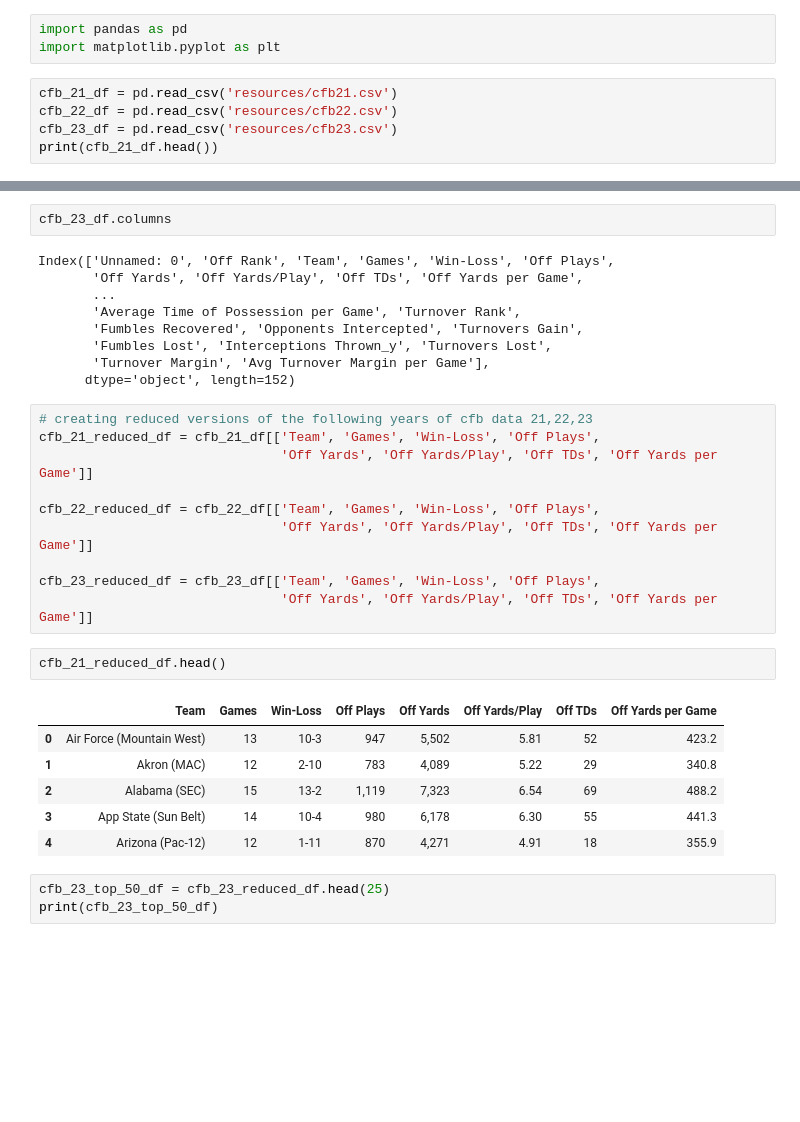
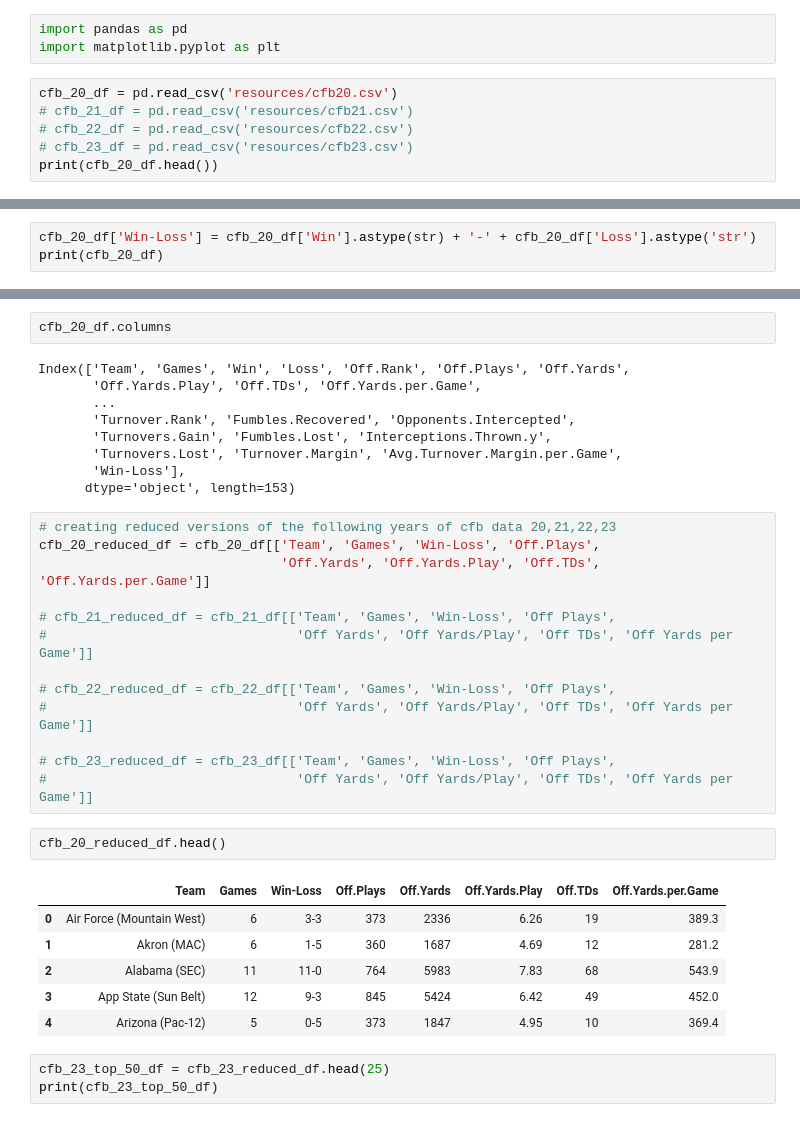
Before and after one commit to JetJagar/cfb_data, a Jupyter notebook: Data_Practice/football_1.ipynb, the cells around one changed output, grey strips where cells are left out. Saved outputs shown, nothing was run; the diff lists cells and outputs as text; blank space fills up the shorter version.

```diff
--- a/Data_Practice/football_1.ipynb
+++ b/Data_Practice/football_1.ipynb
@@ -11,8 +11,9 @@ Path to dataset files: C:\Users\Carl\.cache\kagglehub\datasets\jeffgallini\colle
 import pandas as pd
 import matplotlib.pyplot as plt
 # %%
-cfb_21_df = pd.read_csv('resources/cfb21.csv')
-cfb_22_df = pd.read_csv('resources/cfb22.csv')
-cfb_23_df = pd.read_csv('resources/cfb23.csv')
-print(cfb_21_df.head())
+cfb_20_df = pd.read_csv('resources/cfb20.csv')
+# cfb_21_df = pd.read_csv('resources/cfb21.csv')
+# cfb_22_df = pd.read_csv('resources/cfb22.csv')
+# cfb_23_df = pd.read_csv('resources/cfb23.csv')
+print(cfb_20_df.head())
 # %% [output]
@@ -34,2 +35,5 @@ print(cfb_21_df.head())
 
 [5 rows x 152 columns]
+# %%
+cfb_20_df['Win-Loss'] = cfb_20_df['Win'].astype(str) + '-' + cfb_20_df['Loss'].astype('str')
+print(cfb_20_df)
@@ -36,33 +58,36 @@ print(cfb_21_df.head())
 # %%
-cfb_23_df.columns
+cfb_20_df.columns
 # %% [output]
-Index(['Unnamed: 0', 'Off Rank', 'Team', 'Games', 'Win-Loss', 'Off Plays',
-       'Off Yards', 'Off Yards/Play', 'Off TDs', 'Off Yards per Game',
+Index(['Team', 'Games', 'Win', 'Loss', 'Off.Rank', 'Off.Plays', 'Off.Yards',
+       'Off.Yards.Play', 'Off.TDs', 'Off.Yards.per.Game',
        ...
-       'Average Time of Possession per Game', 'Turnover Rank',
-       'Fumbles Recovered', 'Opponents Intercepted', 'Turnovers Gain',
-       'Fumbles Lost', 'Interceptions Thrown_y', 'Turnovers Lost',
-       'Turnover Margin', 'Avg Turnover Margin per Game'],
-      dtype='object', length=152)
+       'Turnover.Rank', 'Fumbles.Recovered', 'Opponents.Intercepted',
+       'Turnovers.Gain', 'Fumbles.Lost', 'Interceptions.Thrown.y',
+       'Turnovers.Lost', 'Turnover.Margin', 'Avg.Turnover.Margin.per.Game',
+       'Win-Loss'],
+      dtype='object', length=153)
 # %%
-# creating reduced versions of the following years of cfb data 21,22,23
-cfb_21_reduced_df = cfb_21_df[['Team', 'Games', 'Win-Loss', 'Off Plays',
-                               'Off Yards', 'Off Yards/Play', 'Off TDs', 'Off Yards per Game']]
+# creating reduced versions of the following years of cfb data 20,21,22,23
+cfb_20_reduced_df = cfb_20_df[['Team', 'Games', 'Win-Loss', 'Off.Plays',
+                               'Off.Yards', 'Off.Yards.Play', 'Off.TDs', 'Off.Yards.per.Game']]
 
-cfb_22_reduced_df = cfb_22_df[['Team', 'Games', 'Win-Loss', 'Off Plays',
-                               'Off Yards', 'Off Yards/Play', 'Off TDs', 'Off Yards per Game']]
+# cfb_21_reduced_df = cfb_21_df[['Team', 'Games', 'Win-Loss', 'Off Plays',
+#                                'Off Yards', 'Off Yards/Play', 'Off TDs', 'Off Yards per Game']]
 
-cfb_23_reduced_df = cfb_23_df[['Team', 'Games', 'Win-Loss', 'Off Plays',
-                               'Off Yards', 'Off Yards/Play', 'Off TDs', 'Off Yards per Game']]
+# cfb_22_reduced_df = cfb_22_df[['Team', 'Games', 'Win-Loss', 'Off Plays',
+#                                'Off Yards', 'Off Yards/Play', 'Off TDs', 'Off Yards per Game']]
+
+# cfb_23_reduced_df = cfb_23_df[['Team', 'Games', 'Win-Loss', 'Off Plays',
+#                                'Off Yards', 'Off Yards/Play', 'Off TDs', 'Off Yards per Game']]
 # %%
-cfb_21_reduced_df.head()
+cfb_20_reduced_df.head()
 # %% [output]
-|  | Team | Games | Win-Loss | Off Plays | Off Yards | Off Yards/Play | Off TDs | Off Yards per Game |
-| 0 | Air Force (Mountain West) | 13 | 10-3 | 947 | 5,502 | 5.81 | 52 | 423.2 |
-| 1 | Akron (MAC) | 12 | 2-10 | 783 | 4,089 | 5.22 | 29 | 340.8 |
-| 2 | Alabama (SEC) | 15 | 13-2 | 1,119 | 7,323 | 6.54 | 69 | 488.2 |
-| 3 | App State (Sun Belt) | 14 | 10-4 | 980 | 6,178 | 6.30 | 55 | 441.3 |
-| 4 | Arizona (Pac-12) | 12 | 1-11 | 870 | 4,271 | 4.91 | 18 | 355.9 |
+|  | Team | Games | Win-Loss | Off.Plays | Off.Yards | Off.Yards.Play | Off.TDs | Off.Yards.per.Game |
+| 0 | Air Force (Mountain West) | 6 | 3-3 | 373 | 2336 | 6.26 | 19 | 389.3 |
+| 1 | Akron (MAC) | 6 | 1-5 | 360 | 1687 | 4.69 | 12 | 281.2 |
+| 2 | Alabama (SEC) | 11 | 11-0 | 764 | 5983 | 7.83 | 68 | 543.9 |
+| 3 | App State (Sun Belt) | 12 | 9-3 | 845 | 5424 | 6.42 | 49 | 452.0 |
+| 4 | Arizona (Pac-12) | 5 | 0-5 | 373 | 1847 | 4.95 | 10 | 369.4 |
 # %%
 cfb_23_top_50_df = cfb_23_reduced_df.head(25)
 print(cfb_23_top_50_df)
```
Also changed, not shown: parts of 4 cells of this notebook, 1 other file.
